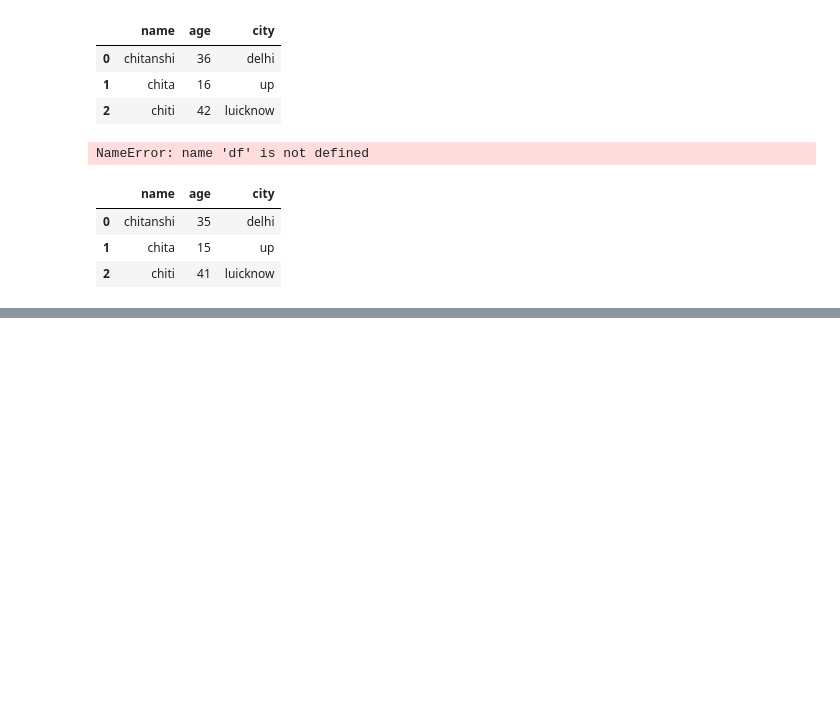
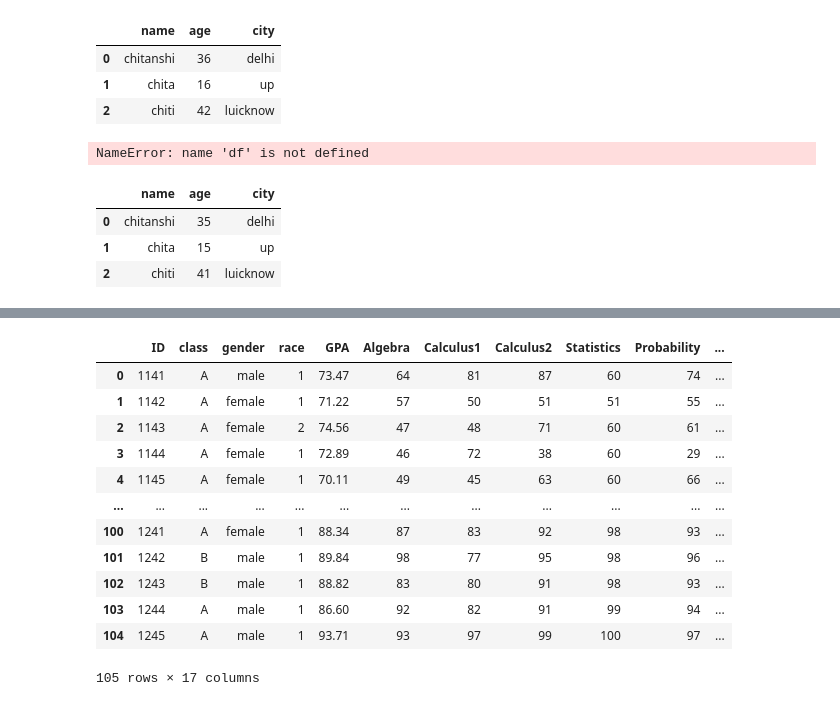
Before and after one commit to chitrapandey8/ml, a Jupyter notebook: pandas/pandas.ipynb, the cells around one changed output, grey strips where cells are left out. Cells and saved outputs as stored; diff of their text form; code cells hidden in the pictures; blank space fills up the shorter version.

```diff
--- a/pandas/pandas.ipynb
+++ b/pandas/pandas.ipynb
@@ -238,0 +244,6 @@ fd
+# %%
+df = pd.read_csv('Studentsdata.csv')
+print(df)
+
+df = pd.read_csv("xnmbs")
+print(df)
@@ -238,0 +329,16 @@ fd
+# %%
+df.fillna(1) ## jaha bhi mising ya naa h waha fill kardo in this cas ejha bhi naan h eaha 1 daaldo
+# %% [output]
+|  | ID | class | gender | race | GPA | Algebra | Calculus1 | Calculus2 | Statistics | Probability | ... |
+| 0 | 1141 | A | male | 1 | 73.47 | 64 | 81 | 87 | 60 | 74 | ... |
+| 1 | 1142 | A | female | 1 | 71.22 | 57 | 50 | 51 | 51 | 55 | ... |
+| 2 | 1143 | A | female | 2 | 74.56 | 47 | 48 | 71 | 60 | 61 | ... |
+| 3 | 1144 | A | female | 1 | 72.89 | 46 | 72 | 38 | 60 | 29 | ... |
+| 4 | 1145 | A | female | 1 | 70.11 | 49 | 45 | 63 | 60 | 66 | ... |
+| ... | ... | ... | ... | ... | ... | ... | ... | ... | ... | ... | ... |
+| 100 | 1241 | A | female | 1 | 88.34 | 87 | 83 | 92 | 98 | 93 | ... |
+| 101 | 1242 | B | male | 1 | 89.84 | 98 | 77 | 95 | 98 | 96 | ... |
+| 102 | 1243 | B | male | 1 | 88.82 | 83 | 80 | 91 | 98 | 93 | ... |
+| 103 | 1244 | A | male | 1 | 86.60 | 92 | 82 | 91 | 99 | 94 | ... |
+| 104 | 1245 | A | male | 1 | 93.71 | 93 | 97 | 99 | 100 | 97 | ... |
+105 rows × 17 columns
```
Also changed, not shown: parts of 17 cells of this notebook, 3 other files.
